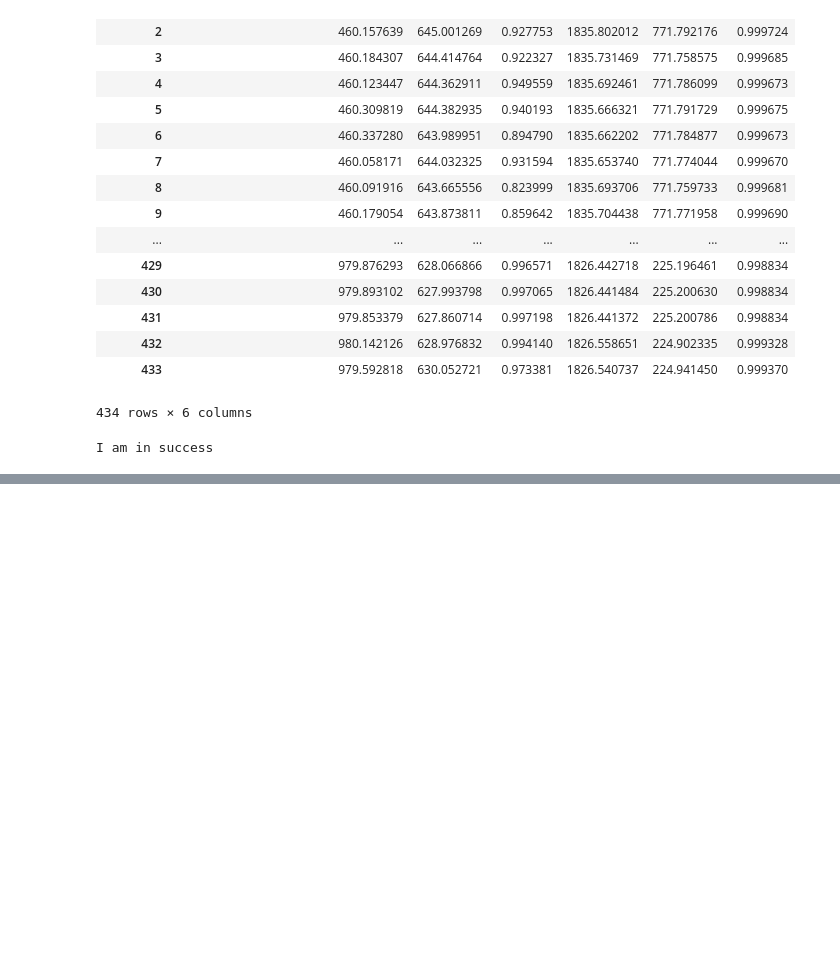
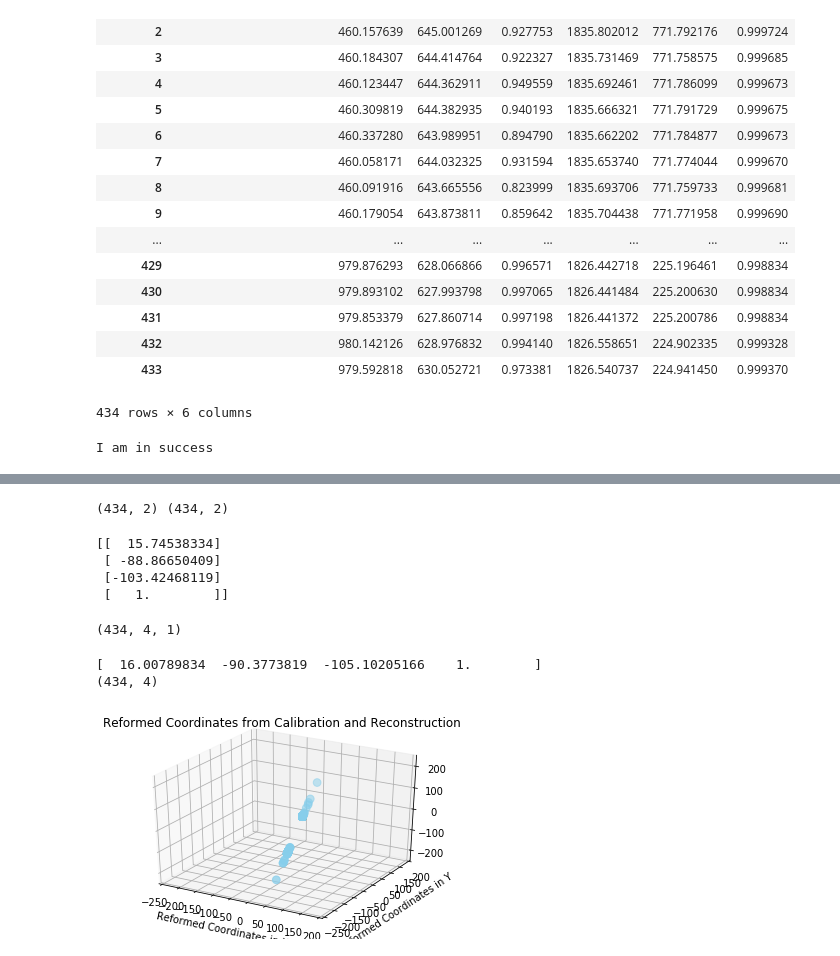
Before and after one commit to brettthepunk/ImageReconstruction, a Jupyter notebook: Experiments.ipynb, the cells around one changed output, grey strips where cells are left out. Drawn from its saved outputs; the diff is of its cells as text; code cells hidden in the pictures; blank space fills up the shorter version.

Commit message:
Transform notebook

```diff
--- a/Experiments.ipynb
+++ b/Experiments.ipynb
@@ -112,0 +243,6 @@ I am in success
+# %%
+##### Load in DLC values #####
+filename = 'handle_videoDeepCut_resnet50_Demo2Jan30shuffle1_150000.h5'
+dataframe = pd.read_hdf(filename)
+
+#### sort values by both probability, normalize pixels (due to two images
@@ -112,0 +336,60 @@ I am in success
+# %%
+# Now that coords are normalized, check size of arrays
+print (handle_1_coords.shape,handle_2_coords.shape)
+# %% [output]
+(434, 2) (434, 2)
+# %%
+# let's create our 3-D array from transform
+true_points = true_coords(p1,p2,handle_1_coords[0,:],handle_2_coords[0,:])
+print (true_points)
+# %% [output]
+[[  15.74538334]
+ [ -88.86650409]
+ [-103.42468119]
+ [   1.        ]]
+# %%
+#true_points_found = np.zeros(shape=(4,len(handle_1_coords)))
+# create array to hold # points w/ 4xN structure
+tupac = []
+for i in range(0,len(handle_1_coords)):
+    tupac.append(true_coords(p1,p2,handle_1_coords[i,:],handle_2_coords[i]))
+
+
+true_points_found = np.array(tupac)
+print (true_points_found.shape)
+# %% [output]
+(434, 4, 1)
+# %%
+print (true_points_found[221,:,0])
+true_gate = []
+for i in range(0,434):
+    true_gate.append(true_points_found[i,:,0])
+
+
+
+true_gate = np.array(true_gate)
+print (true_gate.shape)
+# %% [output]
+[  16.00789834  -90.3773819  -105.10205166    1.        ]
+(434, 4)
+# %%
+df = pd.DataFrame(true_gate, columns=list('XYZ1'))
+
+from mpl_toolkits.mplot3d import Axes3D
+import matplotlib.pyplot as plt
+fig = plt.figure()
+ax = fig.add_subplot(111, projection='3d')
+ax.scatter(df['X'], df['Y'], df['Z'], c='skyblue', s=60)
+plt.xlabel('Reformed Coordinates in X')
+plt.ylabel('Reformed Coordinates in Y')
+#plt.zlabel('Reformed Coordinates in Z')
+#plt.autoscale(enable=True)
+ax.set_ylim(-250,200)
+ax.set_xlim(-250,200)
+ax.set_zlim(-240,240)
+plt.title('Reformed Coordinates from Calibration and Reconstruction')
+plt.savefig('Scatter_Recon.png')
+#ax.view_init(30, 185)
+plt.show()
+# %% [output]
+[figure, added]
```
Also changed, not shown: parts of 18 cells of this notebook.
